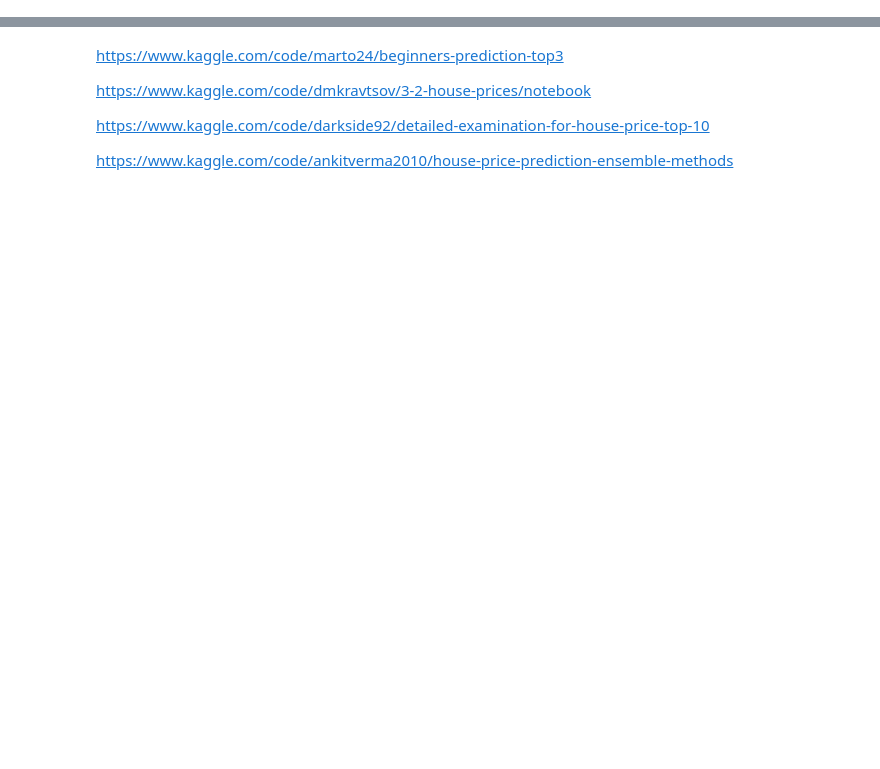
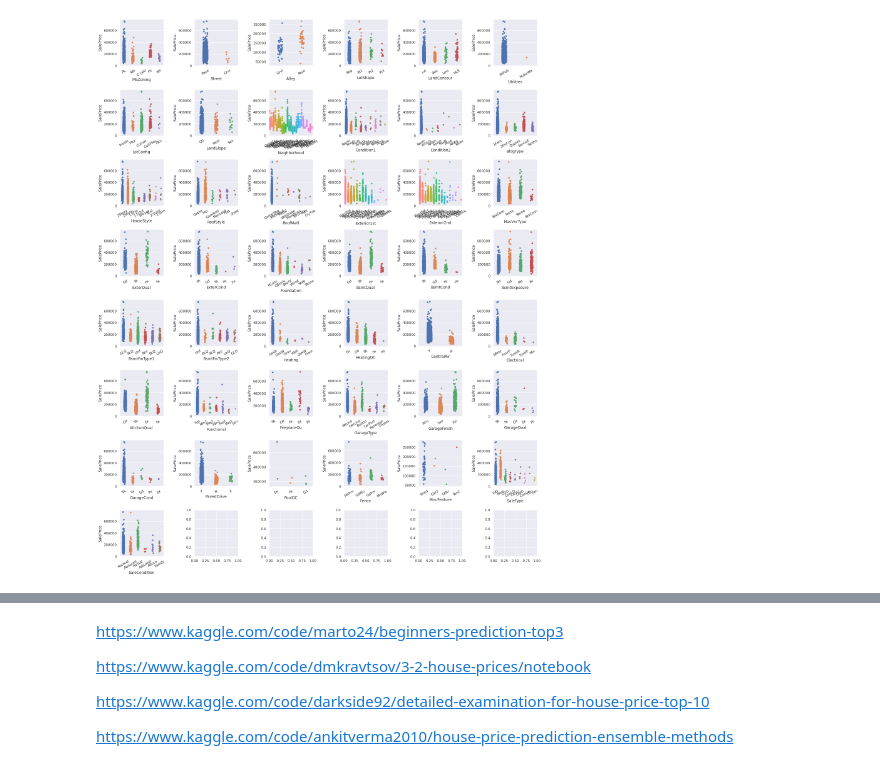
Before and after one commit to eh329/Kaggle, a Jupyter notebook: house-eh329-price.ipynb, the cells around one changed output, grey strips where cells are left out. Saved outputs shown, nothing was run; the diff lists cells and outputs as text; code cells hidden in the pictures; blank space fills up the shorter version.

```diff
--- a/house-eh329-price.ipynb
+++ b/house-eh329-price.ipynb
@@ -65,0 +166,15 @@ print("The Shapiro - Welk P value: {}".format(p_val))
+# %%
+# Visualizing the relation between the categorical variables of the dataset and the target variable
+
+fig, ax = subplot_num(len(categoric))
+fig, axs = plt.subplots(fig, ax, figsize = (20, 25))
+
+
+for ax, i in zip(axs.flat, range(len(categoric))):
+    sns.stripplot(x = categoric[i], y = target, data = train, ax = ax, )
+    ax.set_xticklabels(ax.get_xticklabels(), rotation = 30)
+
+plt.tight_layout()
+plt.show()
+# %% [output]
+[figure, added]
```
Also changed, not shown: parts of 12 cells of this notebook.
